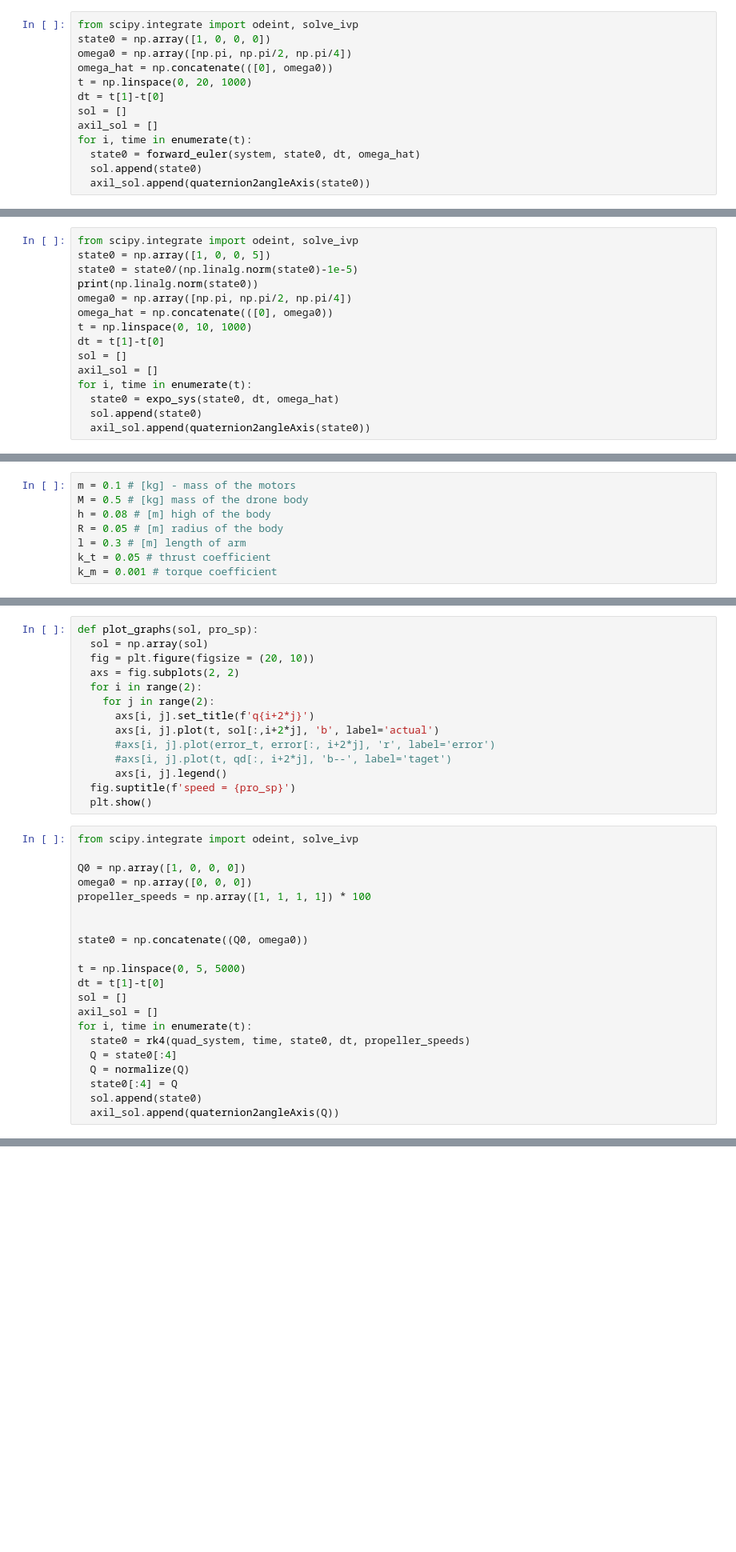
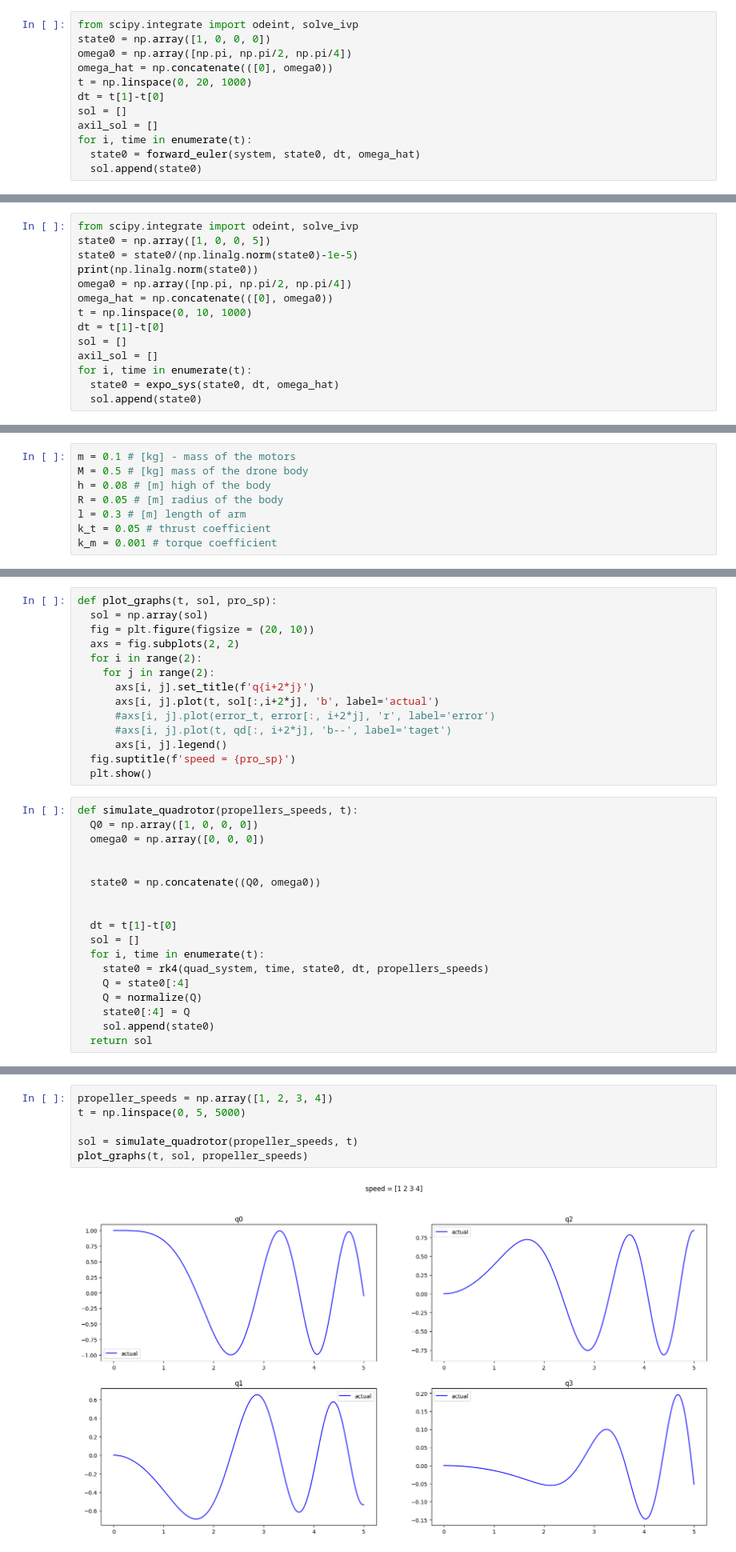
Before and after one commit to Lumiwarum/RS, a Jupyter notebook: RS_midterm.ipynb, the cells around one changed output, grey strips where cells are left out. Shown at 80% size. Drawn from its saved outputs; the diff is of its cells as text; blank space fills up the shorter version.

```diff
--- a/RS_midterm.ipynb
+++ b/RS_midterm.ipynb
@@ -62,7 +52,6 @@ axil_sol = []
 for i, time in enumerate(t):
   state0 = forward_euler(system, state0, dt, omega_hat)
   sol.append(state0)
-  axil_sol.append(quaternion2angleAxis(state0))
 # %%
 import matplotlib.pyplot as plt
 sol = np.array(sol)
@@ -107,7 +96,6 @@ axil_sol = []
 for i, time in enumerate(t):
   state0 = expo_sys(state0, dt, omega_hat)
   sol.append(state0)
-  axil_sol.append(quaternion2angleAxis(state0))
 # %% [output]
 1.0000019611651976
 # %%
@@ -203,7 +191,7 @@ def normalize(v, tolerance=0.00001):
         v = tuple(n / mag for n in v)
     return np.array(v)
 # %%
-def plot_graphs(sol, pro_sp):
+def plot_graphs(t, sol, pro_sp):
   sol = np.array(sol)
   fig = plt.figure(figsize = (20, 10))
   axs = fig.subplots(2, 2)
@@ -217,23 +205,20 @@ def plot_graphs(sol, pro_sp):
   fig.suptitle(f'speed = {pro_sp}')
   plt.show()
 # %%
-from scipy.integrate import odeint, solve_ivp
-
-Q0 = np.array([1, 0, 0, 0])
-omega0 = np.array([0, 0, 0])
-propeller_speeds = np.array([1, 1, 1, 1]) * 100
+def simulate_quadrotor(propellers_speeds, t):
+  Q0 = np.array([1, 0, 0, 0])
+  omega0 = np.array([0, 0, 0])
 
 
-state0 = np.concatenate((Q0, omega0))
+  state0 = np.concatenate((Q0, omega0))
 
-t = np.linspace(0, 5, 5000)
-dt = t[1]-t[0]
-sol = []
-axil_sol = []
-for i, time in enumerate(t):
-  state0 = rk4(quad_system, time, state0, dt, propeller_speeds)
-  Q = state0[:4]
-  Q = normalize(Q)
-  state0[:4] = Q
-  sol.append(state0)
-  axil_sol.append(quaternion2angleAxis(Q))
+
+  dt = t[1]-t[0]
+  sol = []
+  for i, time in enumerate(t):
+    state0 = rk4(quad_system, time, state0, dt, propellers_speeds)
+    Q = state0[:4]
+    Q = normalize(Q)
+    state0[:4] = Q
+    sol.append(state0)
+  return sol
@@ -244,3 +225,11 @@ plot_graphs(sol, propeller_speeds)
+# %%
+propeller_speeds = np.array([1, 2, 3, 4])
+t = np.linspace(0, 5, 5000)
+
+sol = simulate_quadrotor(propeller_speeds, t)
+plot_graphs(t, sol, propeller_speeds)
+# %% [output]
+[figure, added]
 # %% [markdown]
 
 ![](https://drive.google.com/uc?export=view&id=1HPYvrLm5FUHcmmwG8mNdV_6_-Ij73GOg)
```
Also changed, not shown: parts of 31 cells of this notebook.
